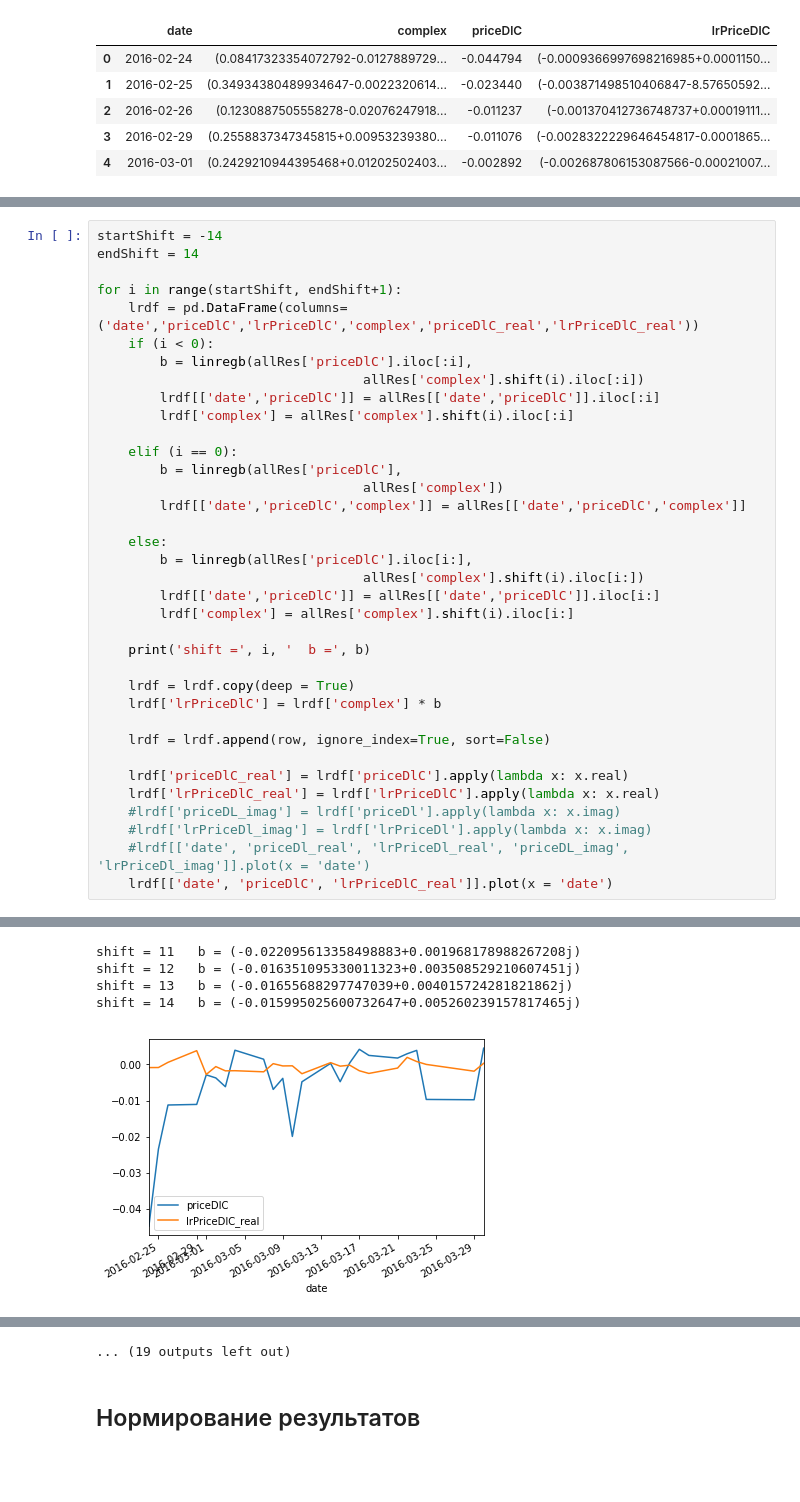
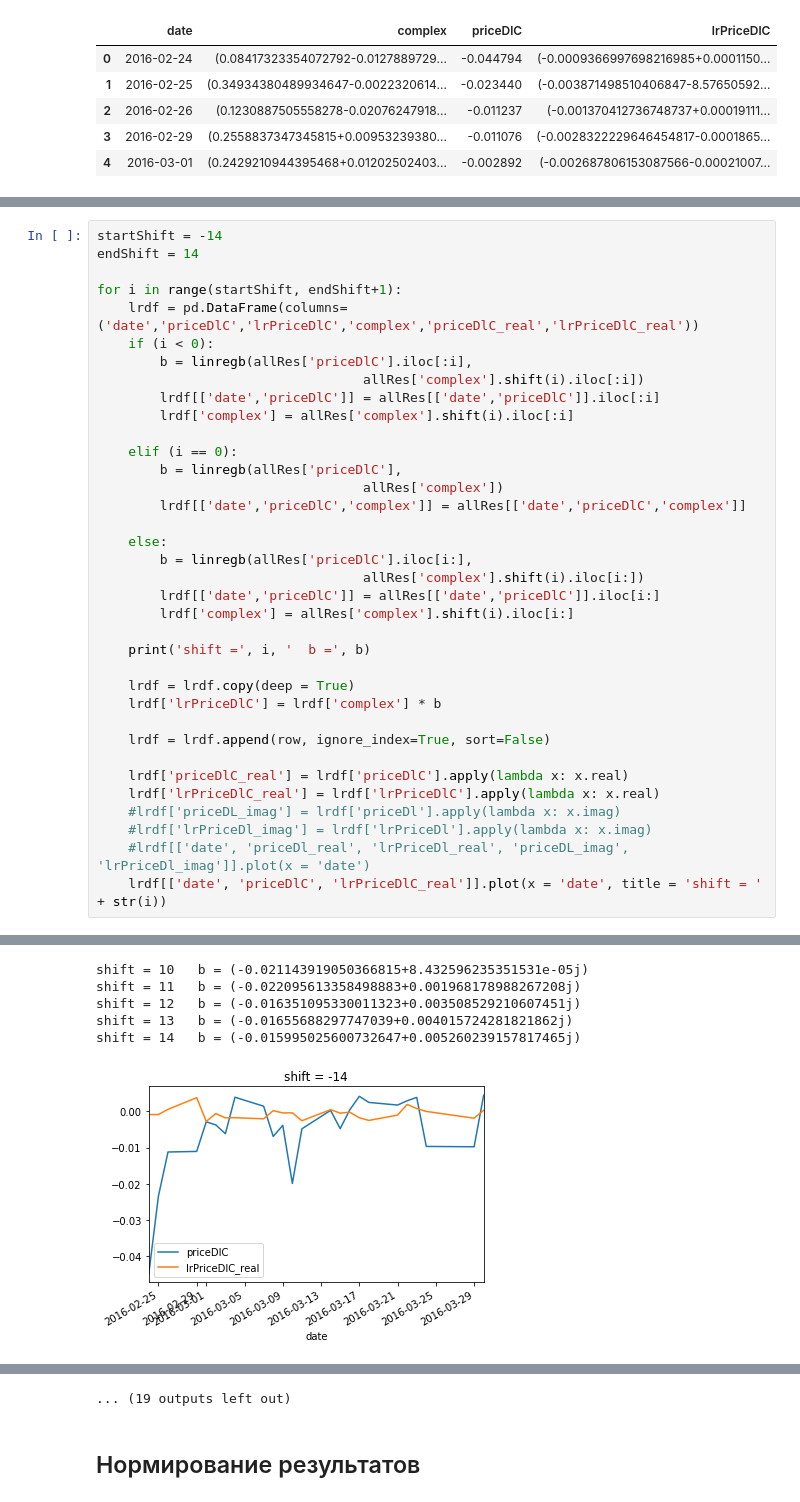
Before and after one commit to baryev/autoregressive-model, a Jupyter notebook: sentimentsAnalysis.ipynb, the cells around one changed output, grey strips where cells are left out. Cells and saved outputs as stored; diff of their text form; blank space fills up the shorter version.

```diff
--- a/sentimentsAnalysis.ipynb
+++ b/sentimentsAnalysis.ipynb
@@ -336,7 +335,7 @@ for i in range(startShift, endShift+1):
     #lrdf['priceDL_imag'] = lrdf['priceDl'].apply(lambda x: x.imag)
     #lrdf['lrPriceDl_imag'] = lrdf['lrPriceDl'].apply(lambda x: x.imag)
     #lrdf[['date', 'priceDl_real', 'lrPriceDl_real', 'priceDL_imag', 'lrPriceDl_imag']].plot(x = 'date')
-    lrdf[['date', 'priceDlC', 'lrPriceDlC_real']].plot(x = 'date')
+    lrdf[['date', 'priceDlC', 'lrPriceDlC_real']].plot(x = 'date', title = 'shift = ' + str(i))
 # %% [output]
 shift = -14   b = (0.006843793590910635+0.0007845092477623537j)
 shift = -13   b = (0.0071488490767185366+0.001017210875579875j)
@@ -358,5 +357,6 @@ shift = 10   b = (-0.021143919050366815+8.432596235351531e-05j)
+shift = 10   b = (-0.021143919050366815+8.432596235351531e-05j)
 shift = 11   b = (-0.022095613358498883+0.001968178988267208j)
 shift = 12   b = (-0.016351095330011323+0.003508529210607451j)
 shift = 13   b = (-0.01655688297747039+0.004015724281821862j)
 shift = 14   b = (-0.015995025600732647+0.005260239157817465j)
-[figure, old version]
+[figure, new version]
```
Also changed, not shown: parts of 2 cells of this notebook.
